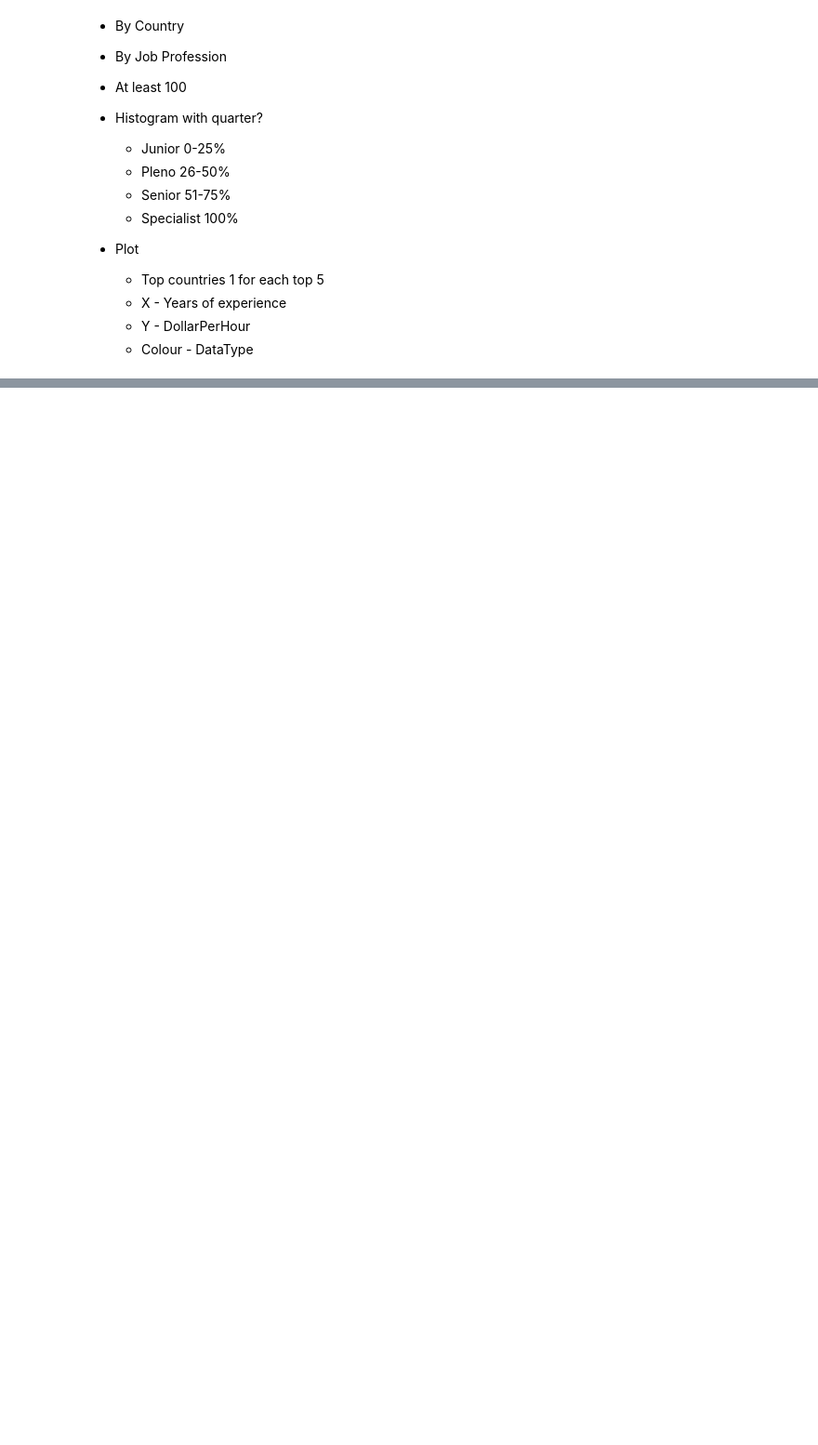
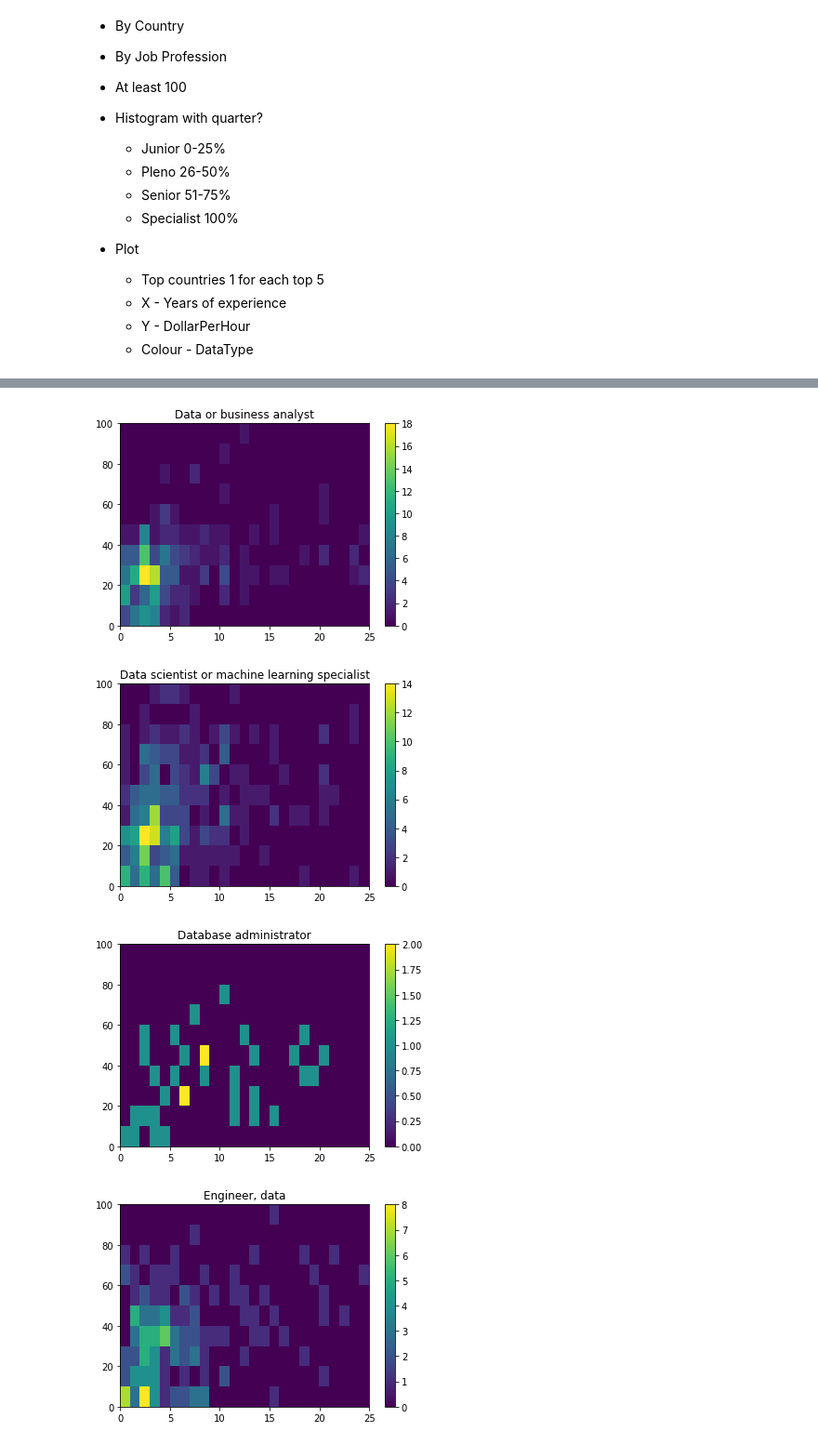
Before and after one commit to RenanVieiraDias/portfolio__data_science_articles, a Jupyter notebook: datasciencemedium.ipynb, the cells around one changed output, grey strips where cells are left out. Shown at 93% size. Drawn from its saved outputs; the diff is of its cells as text; code cells hidden in the pictures; blank space fills up the shorter version.

```diff
--- a/datasciencemedium.ipynb
+++ b/datasciencemedium.ipynb
@@ -332,0 +429,19 @@ df['Country'].value_counts()
+# %%
+for each in dataJobsOutputs:
+    if not each in ['Not Data','Data Partialy']:
+        fig, ax = plt.subplots()
+        dftemp = dfSalaryClean[dfSalaryClean['datajobsCategoryMicro']==each]
+        h = plt.hist2d(dftemp['YearsCodeProFix'].apply(float),
+                   dftemp['DollarPerHour'],
+                   #cmin=3,
+                   range = [[0,25],[0,100]], #[[xmin, xmax], [ymin, ymax]]
+                   bins = [25, 10]
+                  )
+        plt.title(each)
+        plt.colorbar(h[3], ax=ax)
+        plt.show()
+# %% [output]
+[figure, added]
+[figure, added]
+[figure, added]
+[figure, added]
```
Also changed, not shown: parts of 30 cells of this notebook.
